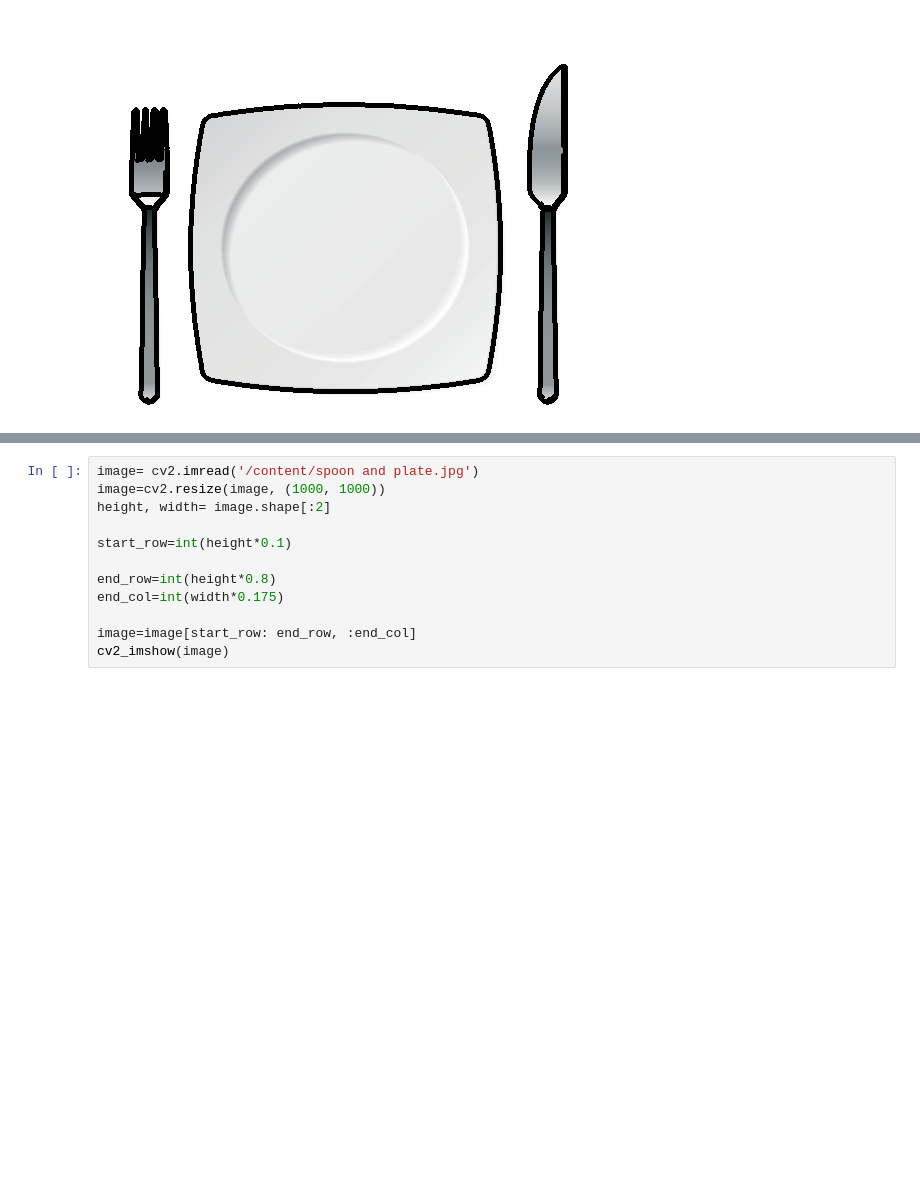
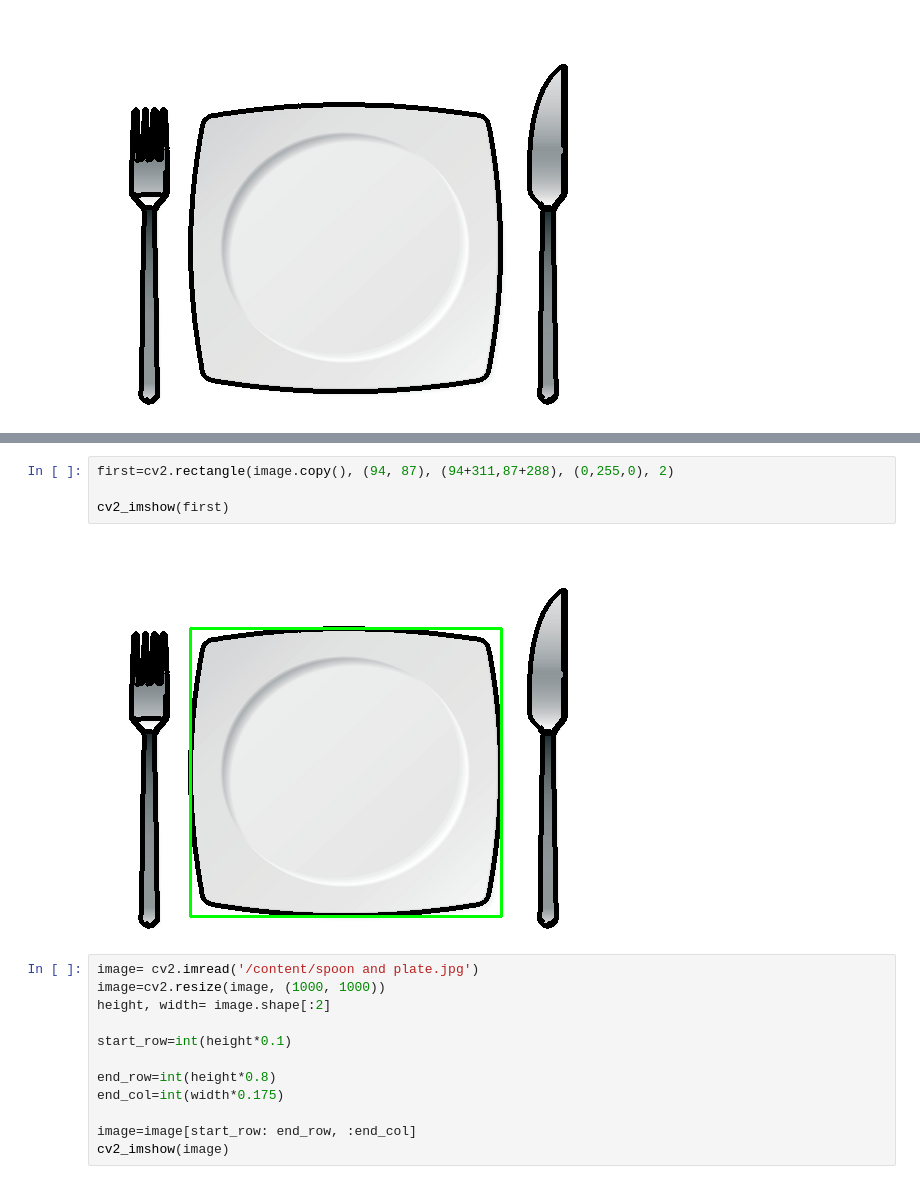
Before and after one commit to priyanshiyadavnitsgr/Computer-Vision, a Jupyter notebook: Image_Segmentation_And_Contours.ipynb, the cells around one changed output, grey strips where cells are left out. Cells and saved outputs as stored; diff of their text form; blank space fills up the shorter version.

```diff
--- a/Image_Segmentation_And_Contours.ipynb
+++ b/Image_Segmentation_And_Contours.ipynb
@@ -57,3 +102,9 @@ cv2_imshow(image)
+# %%
+first=cv2.rectangle(image.copy(), (94, 87), (94+311,87+288), (0,255,0), 2)
+
+cv2_imshow(first)
+# %% [output]
+[figure, added]
 # %%
 image= cv2.imread('/content/spoon and plate.jpg')
 image=cv2.resize(image, (1000, 1000))
```
Also changed, not shown: parts of 4 cells of this notebook.
